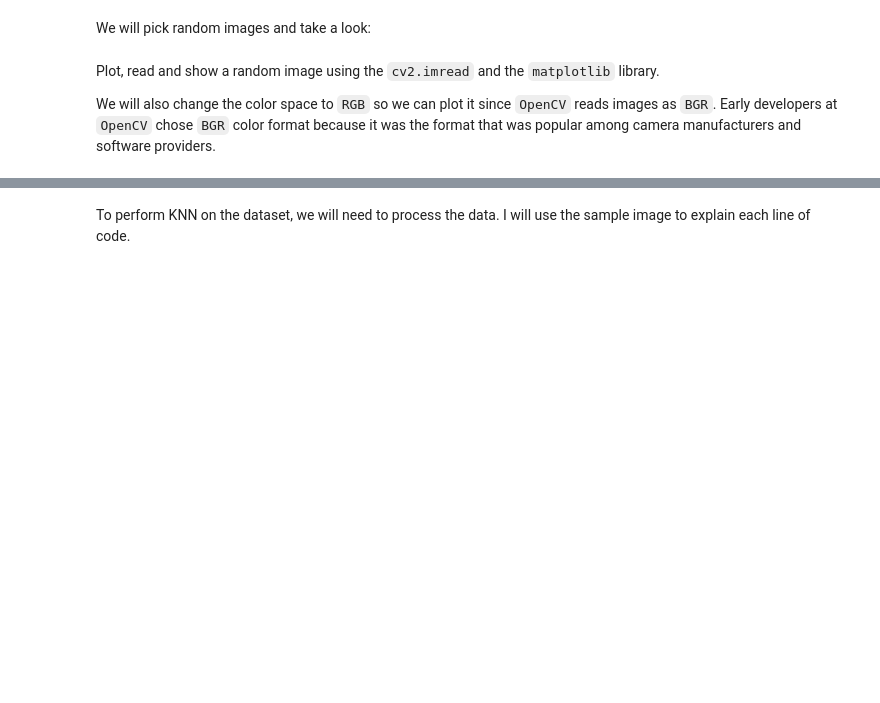
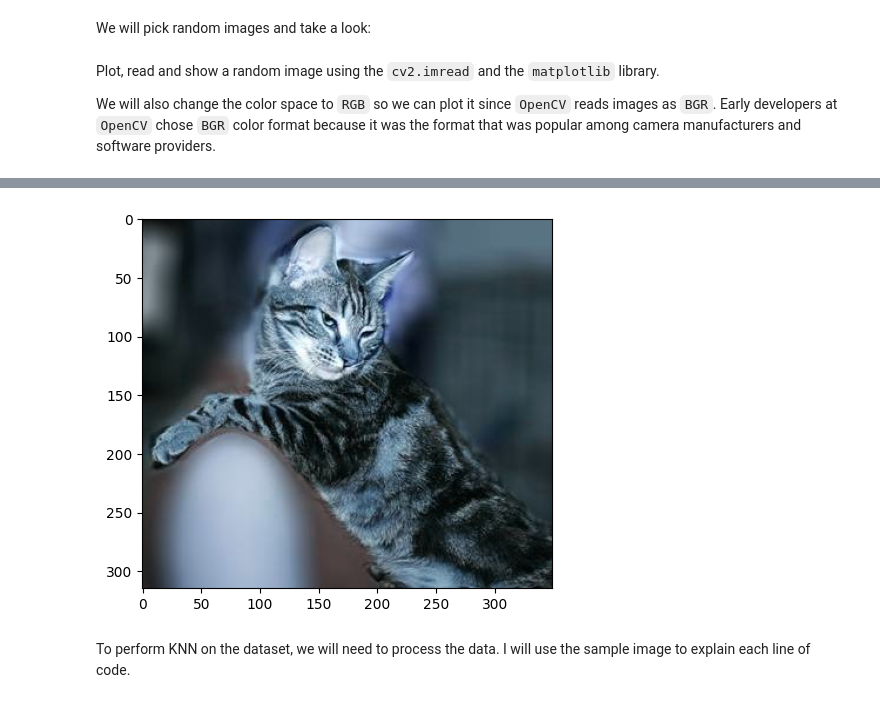
Before and after one commit to bbearce/code-journal, a Jupyter notebook: docs/notes/data_science/Coursera/computer_vision/JupyterNotebooks/train-classification-knn.ipynb, the cells around one changed output, grey strips where cells are left out. Saved outputs shown, nothing was run; the diff lists cells and outputs as text; code cells hidden in the pictures; blank space fills up the shorter version.

```diff
--- a/docs/notes/data_science/Coursera/computer_vision/JupyterNotebooks/train-classification-knn.ipynb
+++ b/docs/notes/data_science/Coursera/computer_vision/JupyterNotebooks/train-classification-knn.ipynb
@@ -66,5 +72,10 @@ cvstudioClient.downloadAll()
 👈🏾 You can check the side panel to see if your images downloaded.
 # %% [markdown]
 Get the annotations from the project you downloaded from CV Studio:
-# %%
-annotations = cvstudioClient.get_annotations()
+# %%
+# annotations = cvstudioClient.get_annotations() # in the app
+with open('cats_dogs_images/_annotations.json') as file:
+    annotations_file = file.read()
+    annotations = json.loads(annotations_file)
+
+annotations
@@ -79,7 +114,8 @@ We will train and classify your images using the k-NN classifier using the <code
 # %% [markdown]
 We will pick random images and take a look:
 # %%
-random_filename = 'images/' + random.choice(list(annotations["annotations"].keys()))
+# random_filename = 'images/' + random.choice(list(annotations["annotations"].keys())) # on IMB cvstudio
+random_filename = 'cats_dogs_images/' + random.choice(list(annotations["annotations"].keys())) # local
 # %% [markdown]
 Plot, read and show a random image using the `cv2.imread` and the `matplotlib` library.
 
@@ -95,8 +133,10 @@ plt.show()
 # %%
 ## if you plot with sample_image, you will observe a difference in the color space
 ## uncomment to try it out
-# plt.imshow(sample_image)
-# plt.show()
+plt.imshow(sample_image)
+plt.show()
+# %% [output]
+[figure, added]
 # %% [markdown]
 To perform KNN on the dataset, we will need to process the data. I will use the sample image to explain each line of code.
 # %% [markdown]
```
Also changed, not shown: parts of 19 cells of this notebook, 23 other files.
